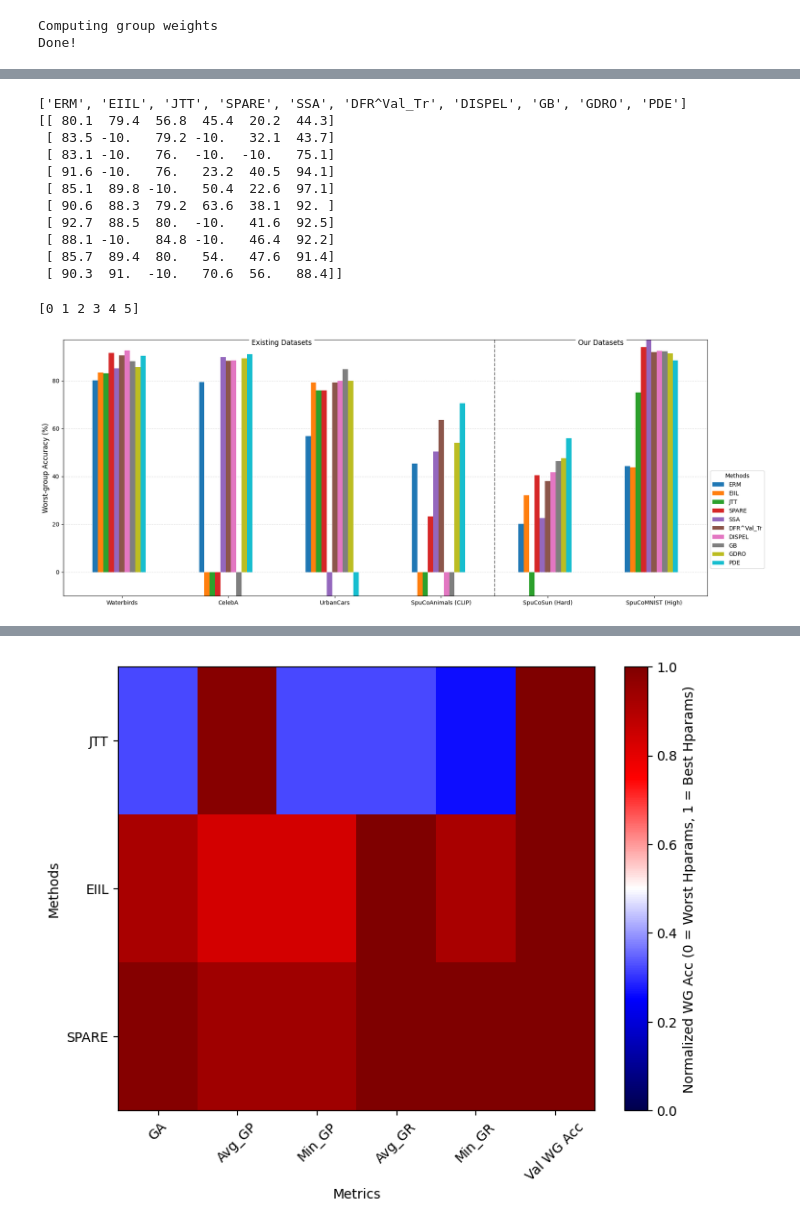
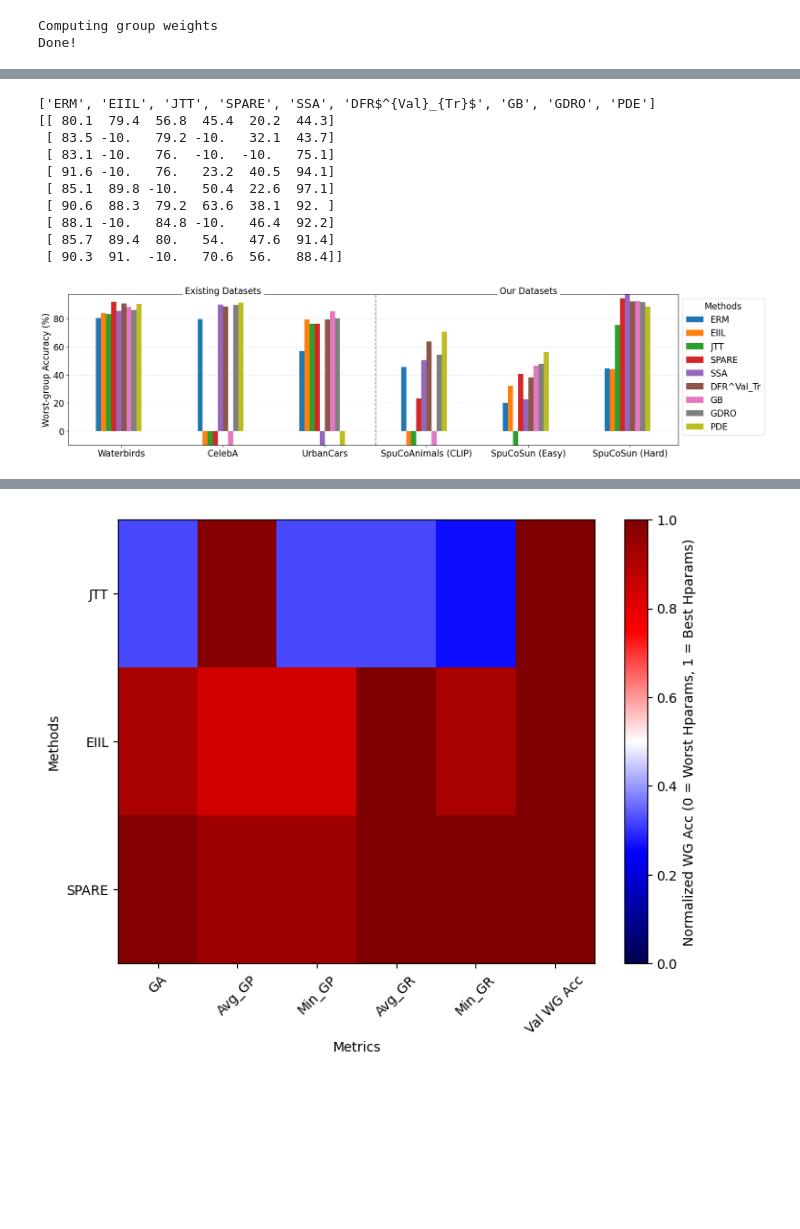
Before and after one commit to YuYang0901/spuco_plots, a Jupyter notebook: plots.ipynb, the cells around one changed output, grey strips where cells are left out. Drawn from its saved outputs; the diff is of its cells as text; code cells hidden in the pictures; blank space fills up the shorter version.

```diff
--- a/plots.ipynb
+++ b/plots.ipynb
@@ -42,0 +55,5 @@ for key in sorted(trainset.group_partition.keys()):
+# %%
+sizes = {}
+for key in sorted(testset.group_partition.keys()):
+    sizes[key] = len(testset.group_partition[key])
+    print(key, sizes[key])
@@ -432,16 +680,16 @@ plt.savefig(f"{title.lower()}_sizes.pdf", bbox_inches='tight')
 import numpy as np
 
 data = [
-    {"Method": "ERM", "Waterbirds": {"WG": 80.1, "Average": 97.8}, "CelebA": {"WG": 79.4, "Average": 91.7}, "UrbanCars": {"WG": 56.8, "Average": 97.0}, "SpuCoAnimals (CLIP)": {"WG": 45.4, "Average": 76.8}, "SpuCoSun (Hard)": {"WG": 20.2, "Average": 66.0}, "SpuCoMNIST (High)": {"WG": 44.3, "Average": 99.8}},
-    {"Method": "EIIL", "Waterbirds": {"WG": 83.5, "Average": 94.2}, "CelebA": {"WG": "F", "Average": "F"}, "UrbanCars": {"WG": 79.2, "Average": 91.5}, "SpuCoAnimals (CLIP)": {"WG": "R", "Average": "R"}, "SpuCoSun (Hard)": {"WG": 32.1, "Average": 80.9}, "SpuCoMNIST (High)": {"WG": 43.7, "Average": 99.7}},
-    {"Method": "JTT", "Waterbirds": {"WG": 83.1, "Average": 90.6}, "CelebA": {"WG": "F", "Average": "F"}, "UrbanCars": {"WG": 76.0, "Average": 91.8}, "SpuCoAnimals (CLIP)": {"WG": "R", "Average": "R"}, "SpuCoSun (Hard)": {"WG": "HY", "Average": "HY"}, "SpuCoMNIST (High)": {"WG": 75.1, "Average": 97.7}},
-    {"Method": "SPARE", "Waterbirds": {"WG": 91.6, "Average": 96.2}, "CelebA": {"WG": "YX", "Average": "YX"}, "UrbanCars": {"WG": 76.0, "Average": 96.1}, "SpuCoAnimals (CLIP)": {"WG": 23.2, "Average": 94.7}, "SpuCoSun (Hard)": {"WG": 40.5, "Average": 79.7}, "SpuCoMNIST (High)": {"WG": 94.1, "Average": 97.7}},
-    {"Method": "SSA", "Waterbirds": {"WG": 85.1, "Average": 96.7}, "CelebA": {"WG": 89.8, "Average": 91.0}, "UrbanCars": {"WG": "YY", "Average": "YY"}, "SpuCoAnimals (CLIP)": {"WG": 50.4, "Average": 89.7}, "SpuCoSun (Hard)": {"WG": 22.6, "Average": 39.2}, "SpuCoMNIST (High)": {"WG": 97.1, "Average": 92.2}},
-    {"Method": "DFR^Val_Tr", "Waterbirds": {"WG": 90.6, "Average": 93.4}, "CelebA": {"WG": 88.3, "Average": 91.3}, "UrbanCars": {"WG": 79.2, "Average": 92.6}, "SpuCoAnimals (CLIP)": {"WG": 63.6, "Average": 85.1}, "SpuCoSun (Hard)": {"WG": 38.1, "Average": 67.9}, "SpuCoMNIST (High)": {"WG": 92.0, "Average": 98.1}},
-    {"Method": "DISPEL", "Waterbirds": {"WG": 92.7, "Average": 94.4}, "CelebA": {"WG": 88.5, "Average": 91.0}, "UrbanCars": {"WG": 80.0, "Average": 92.2}, "SpuCoAnimals (CLIP)": {"WG": "R", "Average": "R"}, "SpuCoSun (Hard)": {"WG": 41.6, "Average": 77.4}, "SpuCoMNIST (High)": {"WG": 92.5, "Average": 98.2}},
-    {"Method": "GB", "Waterbirds": {"WG": 88.1, "Average": 95.5}, "CelebA": {"WG": "F", "Average": "F"}, "UrbanCars": {"WG": 84.8, "Average": 93.3}, "SpuCoAnimals (CLIP)": {"WG": "R", "Average": "R"}, "SpuCoSun (Hard)": {"WG": 46.4, "Average": 73.2}, "SpuCoMNIST (High)": {"WG": 92.2, "Average": 96.2}},
-    {"Method": "GDRO", "Waterbirds": {"WG": 85.7, "Average": 94.3}, "CelebA": {"WG": 89.4, "Average": 91.4}, "UrbanCars": {"WG": 80.0, "Average": 90.9}, "SpuCoAnimals (CLIP)": {"WG": 54.0, "Average": 72.4}, "SpuCoSun (Hard)": {"WG": 47.6, "Average": 73.4}, "SpuCoMNIST (High)": {"WG": 91.4, "Average": 96.9}},
-    {"Method": "PDE", "Waterbirds": {"WG": 90.3, "Average": 92.4}, "CelebA": {"WG": 91.0, "Average": 92.0}, "UrbanCars": {"WG": "YY", "Average": "YY"}, "SpuCoAnimals (CLIP)": {"WG": 70.6, "Average": 81.5}, "SpuCoSun (Hard)": {"WG": 56.0, "Average": 71.7}, "SpuCoMNIST (High)": {"WG": 88.4, "Average": 91.4}}
+    {"Method": "ERM", "Waterbirds": {"WG": 80.1, "Average": 97.8}, "CelebA": {"WG": 79.4, "Average": 91.7}, "UrbanCars": {"WG": 56.8, "Average": 97.0}, "SpuCoAnimals (CLIP)": {"WG": 45.4, "Average": 76.8}, "SpuCoSun (Easy)": {"WG": 20.2, "Average": 66.0}, "SpuCoSun (Hard)": {"WG": 44.3, "Average": 99.8}},
+    {"Method": "EIIL", "Waterbirds": {"WG": 83.5, "Average": 94.2}, "CelebA": {"WG": "F", "Average": "F"}, "UrbanCars": {"WG": 79.2, "Average": 91.5}, "SpuCoAnimals (CLIP)": {"WG": "R", "Average": "R"}, "SpuCoSun (Easy)": {"WG": 32.1, "Average": 80.9}, "SpuCoSun (Hard)": {"WG": 43.7, "Average": 99.7}},
+    {"Method": "JTT", "Waterbirds": {"WG": 83.1, "Average": 90.6}, "CelebA": {"WG": "F", "Average": "F"}, "UrbanCars": {"WG": 76.0, "Average": 91.8}, "SpuCoAnimals (CLIP)": {"WG": "R", "Average": "R"}, "SpuCoSun (Easy)": {"WG": "HY", "Average": "HY"}, "SpuCoSun (Hard)": {"WG": 75.1, "Average": 97.7}},
+    {"Method": "SPARE", "Waterbirds": {"WG": 91.6, "Average": 96.2}, "CelebA": {"WG": "YX", "Average": "YX"}, "UrbanCars": {"WG": 76.0, "Average": 96.1}, "SpuCoAnimals (CLIP)": {"WG": 23.2, "Average": 94.7}, "SpuCoSun (Easy)": {"WG": 40.5, "Average": 79.7}, "SpuCoSun (Hard)": {"WG": 94.1, "Average": 97.7}},
+    {"Method": "SSA", "Waterbirds": {"WG": 85.1, "Average": 96.7}, "CelebA": {"WG": 89.8, "Average": 91.0}, "UrbanCars": {"WG": "YY", "Average": "YY"}, "SpuCoAnimals (CLIP)": {"WG": 50.4, "Average": 89.7}, "SpuCoSun (Easy)": {"WG": 22.6, "Average": 39.2}, "SpuCoSun (Hard)": {"WG": 97.1, "Average": 92.2}},
+    {"Method": r"DFR$^{Val}_{Tr}$", "Waterbirds": {"WG": 90.6, "Average": 93.4}, "CelebA": {"WG": 88.3, "Average": 91.3}, "UrbanCars": {"WG": 79.2, "Average": 92.6}, "SpuCoAnimals (CLIP)": {"WG": 63.6, "Average": 85.1}, "SpuCoSun (Easy)": {"WG": 38.1, "Average": 67.9}, "SpuCoSun (Hard)": {"WG": 92.0, "Average": 98.1}},
+    # {"Method": "DISPEL", "Waterbirds": {"WG": 92.7, "Average": 94.4}, "CelebA": {"WG": 88.5, "Average": 91.0}, "UrbanCars": {"WG": 80.0, "Average": 92.2}, "SpuCoAnimals (CLIP)": {"WG": "R", "Average": "R"}, "SpuCoSun (Easy)": {"WG": 41.6, "Average": 77.4}, "SpuCoSun (Hard)": {"WG": 92.5, "Average": 98.2}},
+    {"Method": "GB", "Waterbirds": {"WG": 88.1, "Average": 95.5}, "CelebA": {"WG": "F", "Average": "F"}, "UrbanCars": {"WG": 84.8, "Average": 93.3}, "SpuCoAnimals (CLIP)": {"WG": "R", "Average": "R"}, "SpuCoSun (Easy)": {"WG": 46.4, "Average": 73.2}, "SpuCoSun (Hard)": {"WG": 92.2, "Average": 96.2}},
+    {"Method": "GDRO", "Waterbirds": {"WG": 85.7, "Average": 94.3}, "CelebA": {"WG": 89.4, "Average": 91.4}, "UrbanCars": {"WG": 80.0, "Average": 90.9}, "SpuCoAnimals (CLIP)": {"WG": 54.0, "Average": 72.4}, "SpuCoSun (Easy)": {"WG": 47.6, "Average": 73.4}, "SpuCoSun (Hard)": {"WG": 91.4, "Average": 96.9}},
+    {"Method": "PDE", "Waterbirds": {"WG": 90.3, "Average": 92.4}, "CelebA": {"WG": 91.0, "Average": 92.0}, "UrbanCars": {"WG": "YY", "Average": "YY"}, "SpuCoAnimals (CLIP)": {"WG": 70.6, "Average": 81.5}, "SpuCoSun (Easy)": {"WG": 56.0, "Average": 71.7}, "SpuCoSun (Hard)": {"WG": 88.4, "Average": 91.4}}
 ]
 
 processed_data = []
@@ -450,7 +698,7 @@ for method in data:
     method_names.append(method["Method"])
 print(method_names)
 dataset_names = []
-for dataset in ['Waterbirds', 'CelebA', 'UrbanCars', 'SpuCoAnimals (CLIP)', 'SpuCoSun (Hard)', 'SpuCoMNIST (High)']:
+for dataset in ['Waterbirds', 'CelebA', 'UrbanCars', 'SpuCoAnimals (CLIP)', 'SpuCoSun (Easy)', 'SpuCoSun (Hard)']:
     dataset_names.append(dataset)
     processed_data.append([])
     for method in data:
@@ -461,14 +709,13 @@ for dataset in ['Waterbirds', 'CelebA', 'UrbanCars', 'SpuCoAnimals (CLIP)', 'Spu
 processed_data = np.array(processed_data).T
 print(processed_data)
 # %% [output]
-['ERM', 'EIIL', 'JTT', 'SPARE', 'SSA', 'DFR^Val_Tr', 'DISPEL', 'GB', 'GDRO', 'PDE']
+['ERM', 'EIIL', 'JTT', 'SPARE', 'SSA', 'DFR$^{Val}_{Tr}$', 'GB', 'GDRO', 'PDE']
 [[ 80.1  79.4  56.8  45.4  20.2  44.3]
  [ 83.5 -10.   79.2 -10.   32.1  43.7]
  [ 83.1 -10.   76.  -10.  -10.   75.1]
  [ 91.6 -10.   76.   23.2  40.5  94.1]
  [ 85.1  89.8 -10.   50.4  22.6  97.1]
  [ 90.6  88.3  79.2  63.6  38.1  92. ]
- [ 92.7  88.5  80.  -10.   41.6  92.5]
  [ 88.1 -10.   84.8 -10.   46.4  92.2]
  [ 85.7  89.4  80.   54.   47.6  91.4]
  [ 90.3  91.  -10.   70.6  56.   88.4]]
@@ -483,43 +730,43 @@ num_methods = len(method_names)
 width = 0.05  # the width of the bars, adjust if necessary to fit all methods
 
 # Increase the figure size for better visibility
-fig, ax = plt.subplots(figsize=(20, 8))
+fig, ax = plt.subplots(figsize=(20, 5))
 
 # Plot bars
 for i, (attribute, measurement) in enumerate(zip(method_names, processed_data)):
     offset = width * (i - num_methods / 2)
     rects = ax.bar(x + offset, measurement, width, label=attribute)
 
 # Set labels and titles
-ax.set_ylabel('Worst-group Accuracy (%)', fontsize=12)
-print(x)
+ax.set_ylabel('Worst-group Accuracy (%)', fontsize=16)
 ax.set_xticks(x)
-ax.set_xticklabels(dataset_names)
+ax.set_xticklabels(dataset_names, fontsize=16)
+# set ytick size
+ax.tick_params(axis='y', labelsize=16)
 
 # Draw vertical lines for dividers
 # Assuming divider_indices is a list of indices where the vertical lines should be drawn
-divider_indices = [3.5]  # Change these indices as per your datasets
+divider_indices = [2.5]  # Change these indices as per your datasets
 for idx in divider_indices:
     ax.axvline(x=idx, color='grey', linestyle='--')
 
 # Add text annotations for categories
 # Assuming category_positions is a dictionary with categories and their positions
-category_positions = {'Existing Datasets': 1.5, 'Our Datasets': 4.5}
+category_positions = {'Existing Datasets': 1, 'Our Datasets': 4}
 for category, pos in category_positions.items():
-    ax.text(pos, ax.get_ylim()[1] * 0.95, category, ha='center', va='top', fontsize=12, backgroundcolor='white')
+    ax.text(pos, ax.get_ylim()[1] * 1, category, ha='center', va='top', fontsize=16, backgroundcolor='white')
 
 # Add grid only on y-axis and behind the bars
 ax.yaxis.grid(True, linestyle='--', which='major', color='grey', alpha=.25)
 ax.set_axisbelow(True)
 
 # Set the y-axis range to include negative values
 ax.set_ylim(min(-10, min(np.array(processed_data).flatten())), max(20, max(np.array(processed_data).flatten())))
 
 # Place the legend outside the plot
-ax.legend(loc='upper left', bbox_to_anchor=(1, 0.5), title='Methods')
+ax.legend(loc='upper left', bbox_to_anchor=(1, 1), title='Methods', title_fontsize=16, fontsize=16)
 # Show the plot
 plt.show()
 fig.savefig(f"main_results.pdf", bbox_inches='tight')
 # %% [output]
-[0 1 2 3 4 5]
-[figure, old version]
+[figure, new version]
```
Also changed, not shown: parts of 27 cells of this notebook.
